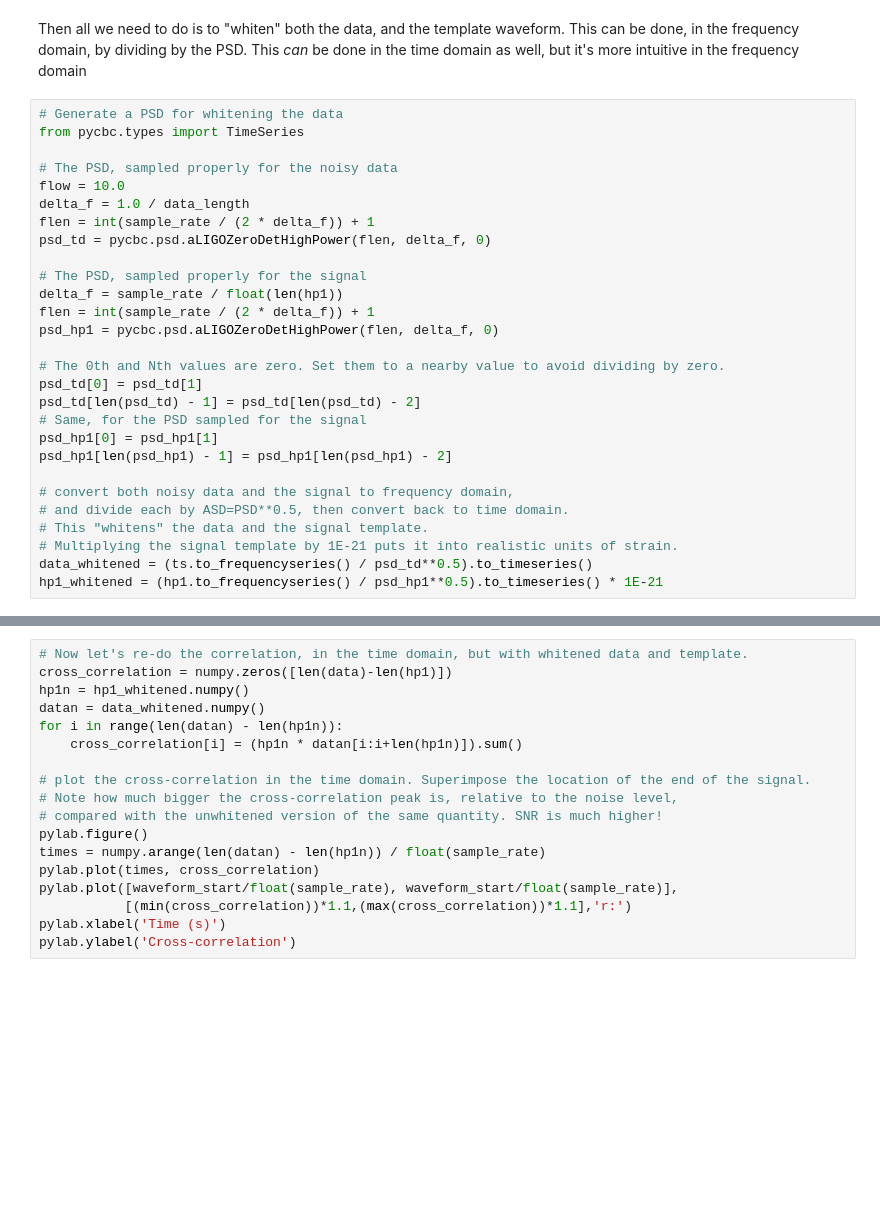
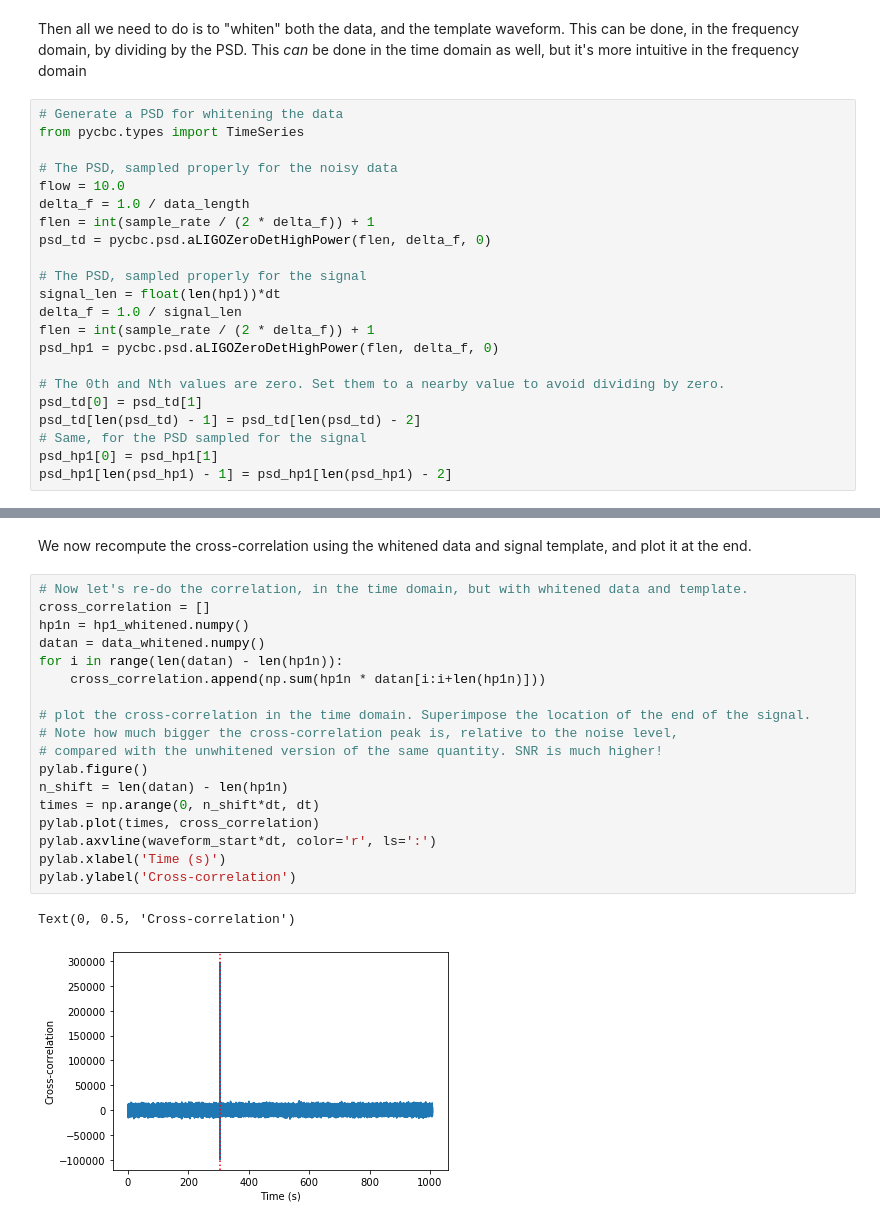
Before and after one commit to asb5468/warrior_scholars, a Jupyter notebook: matched_filter_intro.ipynb, the cells around one changed output, grey strips where cells are left out. Drawn from its saved outputs; the diff is of its cells as text; blank space fills up the shorter version.

```diff
--- a/matched_filter_intro.ipynb
+++ b/matched_filter_intro.ipynb
@@ -219,7 +219,8 @@ flen = int(sample_rate / (2 * delta_f)) + 1
 psd_td = pycbc.psd.aLIGOZeroDetHighPower(flen, delta_f, 0)
 
 # The PSD, sampled properly for the signal
-delta_f = sample_rate / float(len(hp1))
+signal_len = float(len(hp1))*dt
+delta_f = 1.0 / signal_len
 flen = int(sample_rate / (2 * delta_f)) + 1
 psd_hp1 = pycbc.psd.aLIGOZeroDetHighPower(flen, delta_f, 0)
 
@@ -229,10 +230,3 @@ psd_td[len(psd_td) - 1] = psd_td[len(psd_td) - 2]
 # Same, for the PSD sampled for the signal
 psd_hp1[0] = psd_hp1[1]
 psd_hp1[len(psd_hp1) - 1] = psd_hp1[len(psd_hp1) - 2]
-
-# convert both noisy data and the signal to frequency domain,
-# and divide each by ASD=PSD**0.5, then convert back to time domain.
-# This "whitens" the data and the signal template.
-# Multiplying the signal template by 1E-21 puts it into realistic units of strain.
-data_whitened = (ts.to_frequencyseries() / psd_td**0.5).to_timeseries()
-hp1_whitened = (hp1.to_frequencyseries() / psd_hp1**0.5).to_timeseries() * 1E-21
@@ -239,21 +242,26 @@ hp1_whitened = (hp1.to_frequencyseries() / psd_hp1**0.5).to_timeseries() * 1E-21
+# %% [markdown]
+We now recompute the cross-correlation using the whitened data and signal template, and plot it at the end.
 # %%
 # Now let's re-do the correlation, in the time domain, but with whitened data and template.
-cross_correlation = numpy.zeros([len(data)-len(hp1)])
+cross_correlation = []
 hp1n = hp1_whitened.numpy()
 datan = data_whitened.numpy()
 for i in range(len(datan) - len(hp1n)):
-    cross_correlation[i] = (hp1n * datan[i:i+len(hp1n)]).sum()
+    cross_correlation.append(np.sum(hp1n * datan[i:i+len(hp1n)]))
 
 # plot the cross-correlation in the time domain. Superimpose the location of the end of the signal.
 # Note how much bigger the cross-correlation peak is, relative to the noise level,
 # compared with the unwhitened version of the same quantity. SNR is much higher!
 pylab.figure()
-times = numpy.arange(len(datan) - len(hp1n)) / float(sample_rate)
+n_shift = len(datan) - len(hp1n)
+times = np.arange(0, n_shift*dt, dt)
 pylab.plot(times, cross_correlation)
-pylab.plot([waveform_start/float(sample_rate), waveform_start/float(sample_rate)],
-           [(min(cross_correlation))*1.1,(max(cross_correlation))*1.1],'r:')
+pylab.axvline(waveform_start*dt, color='r', ls=':')
 pylab.xlabel('Time (s)')
 pylab.ylabel('Cross-correlation')
+# %% [output]
+Text(0, 0.5, 'Cross-correlation')
+[figure, added]
 # %% [markdown]
 # Challenge!
 
```
Also changed, not shown: parts of 12 cells of this notebook.
